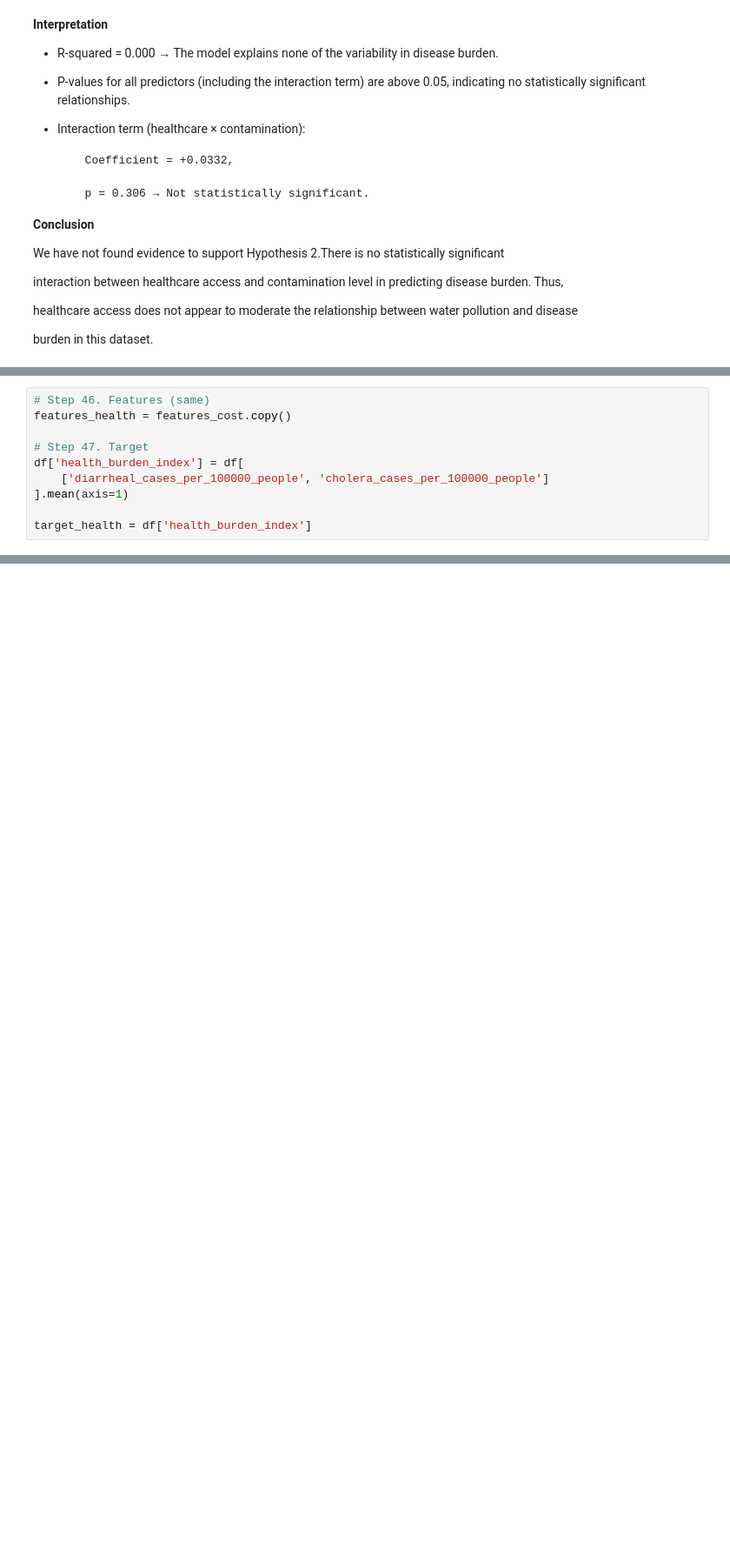
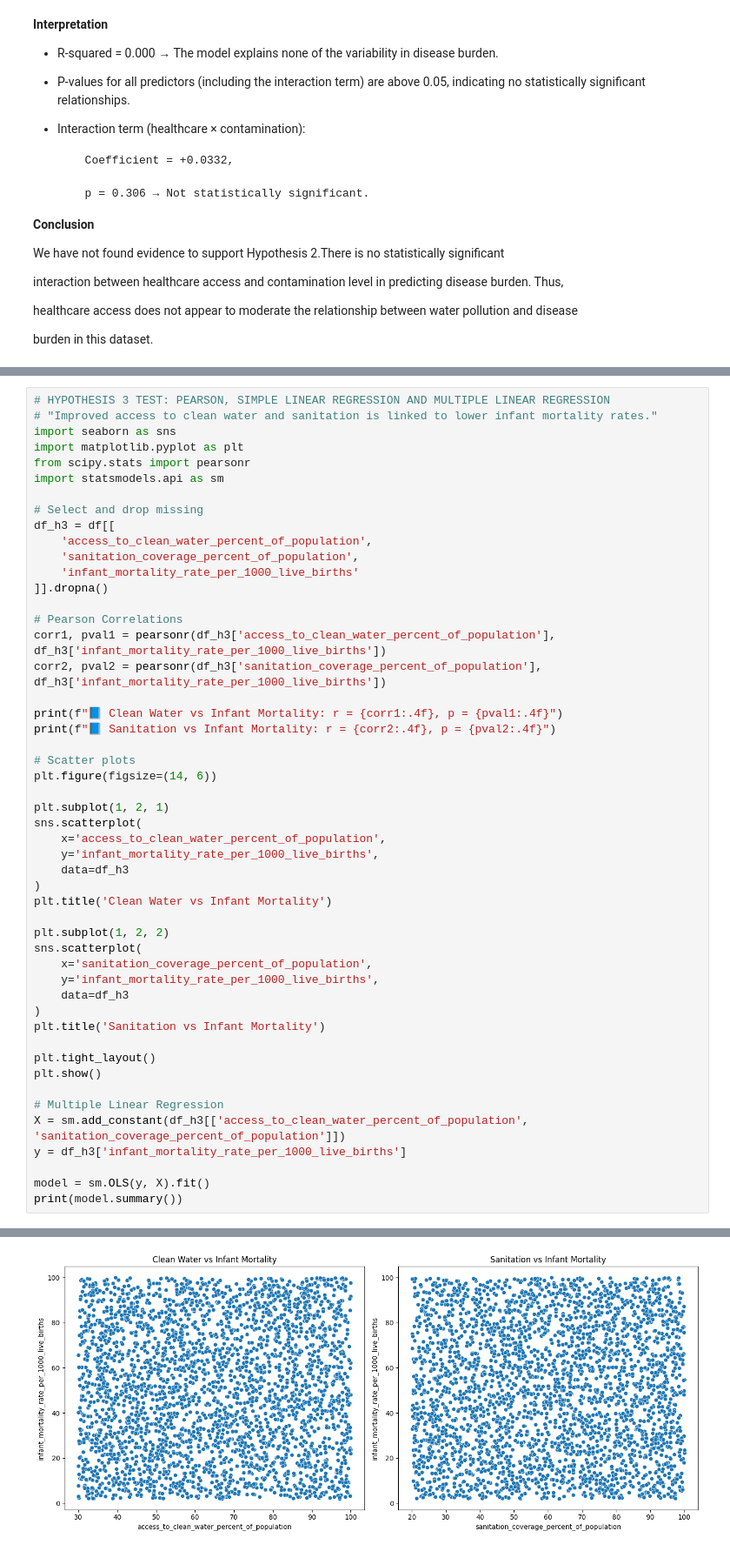
Before and after one commit to Sashafirce/water_pollution_and_health_risk_explorer, a Jupyter notebook: jupyter_notebooks/water_pollution_and_ health_ risk_ explorer.ipynb, the cells around one changed output, grey strips where cells are left out. Shown at 87% size. Cells and saved outputs as stored; diff of their text form; blank space fills up the shorter version.

```diff
--- a/jupyter_notebooks/water_pollution_and_ health_ risk_ explorer.ipynb
+++ b/jupyter_notebooks/water_pollution_and_ health_ risk_ explorer.ipynb
@@ -1150,10 +883,0 @@ Option 2: Predicting Health Burden
-# %%
-# Step 46. Features (same)
-features_health = features_cost.copy()
-
-# Step 47. Target
-df['health_burden_index'] = df[
-    ['diarrheal_cases_per_100000_people', 'cholera_cases_per_100000_people']
-].mean(axis=1)
-
-target_health = df['health_burden_index']
@@ -1394,0 +908,51 @@ public health features to capture the true burden of environmental neglect.
+# %%
+# HYPOTHESIS 3 TEST: PEARSON, SIMPLE LINEAR REGRESSION AND MULTIPLE LINEAR REGRESSION
+# "Improved access to clean water and sanitation is linked to lower infant mortality rates."
+import seaborn as sns
+import matplotlib.pyplot as plt
+from scipy.stats import pearsonr
+import statsmodels.api as sm
+
+# Select and drop missing
+df_h3 = df[[
+    'access_to_clean_water_percent_of_population',
+    'sanitation_coverage_percent_of_population',
+    'infant_mortality_rate_per_1000_live_births'
+]].dropna()
+
+# Pearson Correlations
+corr1, pval1 = pearsonr(df_h3['access_to_clean_water_percent_of_population'], df_h3['infant_mortality_rate_per_1000_live_births'])
+corr2, pval2 = pearsonr(df_h3['sanitation_coverage_percent_of_population'], df_h3['infant_mortality_rate_per_1000_live_births'])
+
+print(f"📘 Clean Water vs Infant Mortality: r = {corr1:.4f}, p = {pval1:.4f}")
+print(f"📘 Sanitation vs Infant Mortality: r = {corr2:.4f}, p = {pval2:.4f}")
+
+# Scatter plots
+plt.figure(figsize=(14, 6))
+
+plt.subplot(1, 2, 1)
+sns.scatterplot(
+    x='access_to_clean_water_percent_of_population',
+    y='infant_mortality_rate_per_1000_live_births',
+    data=df_h3
+)
+plt.title('Clean Water vs Infant Mortality')
+
+plt.subplot(1, 2, 2)
+sns.scatterplot(
+    x='sanitation_coverage_percent_of_population',
+    y='infant_mortality_rate_per_1000_live_births',
+    data=df_h3
+)
+plt.title('Sanitation vs Infant Mortality')
+
+plt.tight_layout()
+plt.show()
+
+# Multiple Linear Regression
+X = sm.add_constant(df_h3[['access_to_clean_water_percent_of_population', 'sanitation_coverage_percent_of_population']])
+y = df_h3['infant_mortality_rate_per_1000_live_births']
+
+model = sm.OLS(y, X).fit()
+print(model.summary())
+# %% [output]
@@ -1394,0 +961 @@ public health features to capture the true burden of environmental neglect.
+[figure, added]
```
Also changed, not shown: parts of 45 cells of this notebook.
